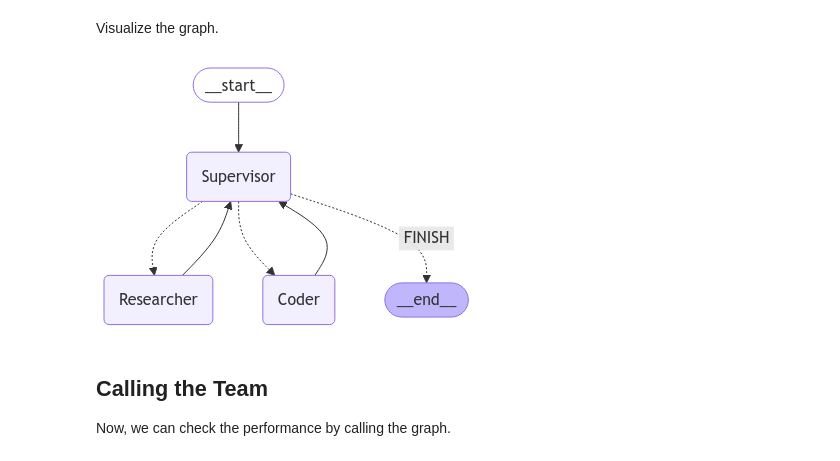
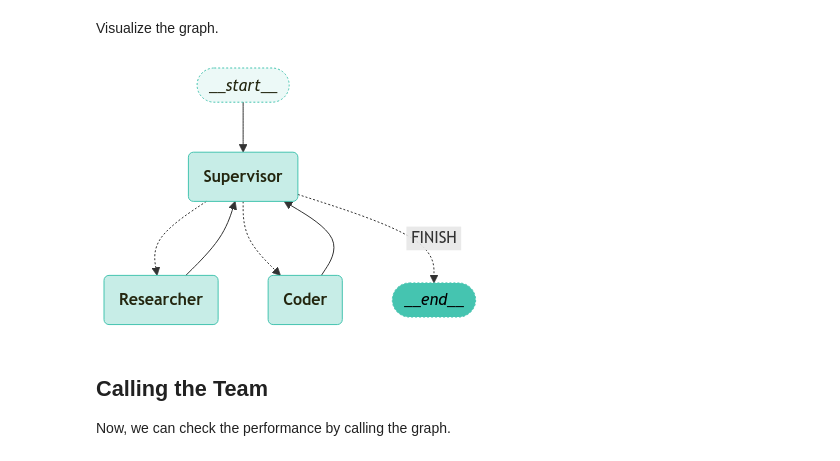
Before and after one commit to sunworl/LangChain-OpenTutorial, a Jupyter notebook: 17-LangGraph/03-Use-Cases/07-LangGraph-Multi-Agent-Supervisor.ipynb, the cells around one changed output. Cells and saved outputs as stored; diff of their text form; code cells hidden in the pictures.

Commit message:
Reflect a comment
- use `langchain_opentutorial` tools
- add `TAVILY_API_KEY` in Environment Setup
- add `Design` in the top

```diff
--- a/17-LangGraph/03-Use-Cases/07-LangGraph-Multi-Agent-Supervisor.ipynb
+++ b/17-LangGraph/03-Use-Cases/07-LangGraph-Multi-Agent-Supervisor.ipynb
@@ -350,25 +352,12 @@ workflow.add_edge(START, "Supervisor")
 graph = workflow.compile(checkpointer=MemorySaver())
 # %% [markdown]
 Visualize the graph.
-# %%
-from IPython.display import Image, display
-from langgraph.graph.state import CompiledStateGraph
-
-
-try:
-    if isinstance(graph, CompiledStateGraph):
-        display(
-            Image(
-                graph.get_graph().draw_mermaid_png(
-                    background_color="white",
-                    # node_colors=NodeStyles(),
-                )
-            )
-        )
-except Exception as e:
-    print(f"[ERROR] Visualize Graph Error: {e}")
-# %% [output]
-[figure, removed]
+# %%
+from langchain_opentutorial.graphs import visualize_graph
+
+visualize_graph(graph)
+# %% [output]
+[figure, added]
 # %% [markdown]
 ## Calling the Team
 
```
Also changed, not shown: parts of 5 cells of this notebook.
